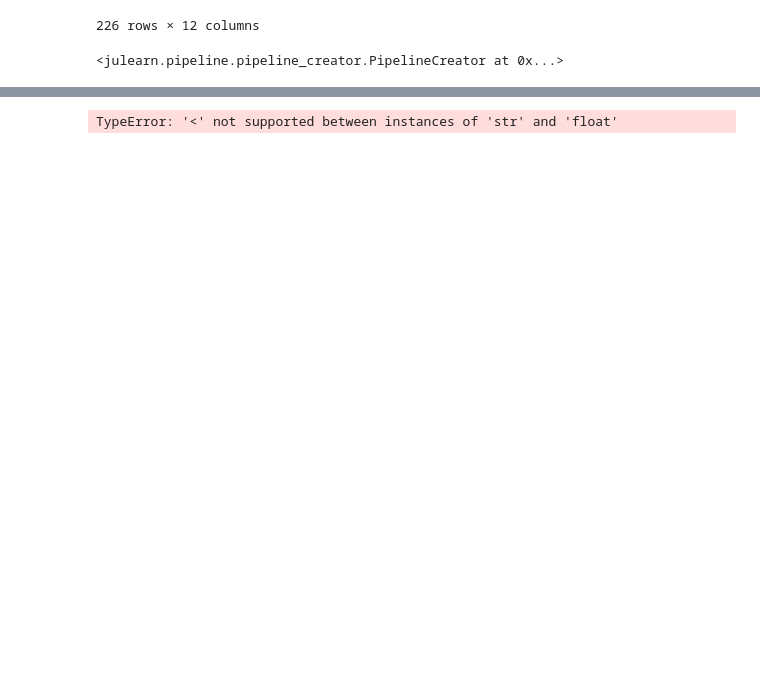
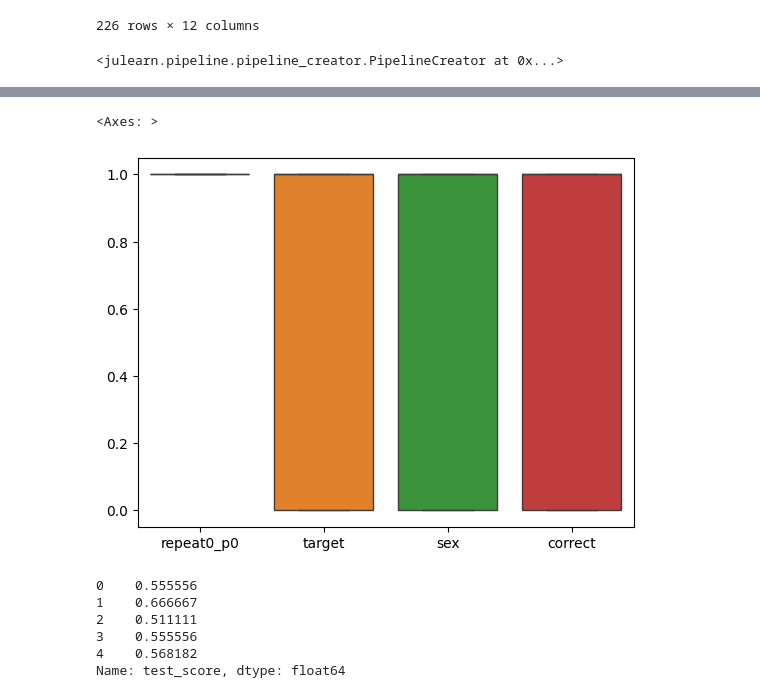
Before and after one commit to Cup-cake-lover/Julearn_predictions, a Jupyter notebook: AOMICID_1000_sexpreds.ipynb, the cells around one changed output, grey strips where cells are left out. Drawn from its saved outputs; the diff is of its cells as text; code cells hidden in the pictures; blank space fills up the shorter version.

```diff
--- a/AOMICID_1000_sexpreds.ipynb
+++ b/AOMICID_1000_sexpreds.ipynb
@@ -40,3 +55,8 @@ y= df_full['sex'].astype(str)
+# %%
+df_full['sex'] = df_full['sex'].map({'F': 1, 'M': 0})
+df_full['sex']
+
+df_full = df_full.dropna()
 # %%
 creator = PipelineCreator(problem_type="classification")
 creator.add("zscore")
@@ -53,7 +73,7 @@ search_params = {
 }
 scores, model, inspector = run_cross_validation(
     X=X,
-    y=str('sex'),
+    y='sex',
     data=df_full,
     search_params=search_params,
     model=creator,
@@ -66,3 +111,17 @@ TypeError: '<' not supported between instances of 'str' and 'float'
+# %%
+# %%
+predictions = inspector.folds.predict()
+to_merge = df_full[["sex"]].iloc[predictions.index]
+to_plot = pd.concat([predictions, to_merge], axis=1)
+
+
+# %%
+to_plot["correct"] = to_plot["repeat0_p0"] == to_plot["target"]
+# %%
+sns.boxplot(data=to_plot)
+# %% [output]
+<Axes: >
+[figure, added]
 # %%
 scores = run_cross_validation(
     X=X,
@@ -72,5 +131,12 @@ scores = run_cross_validation(
     problem_type="classification",
     preprocess="zscore",
 )
+
+print(scores["test_score"])
 # %% [output]
-TypeError: '<' not supported between instances of 'str' and 'float'
+0    0.555556
+1    0.666667
+2    0.511111
+3    0.555556
+4    0.568182
+Name: test_score, dtype: float64
```
Also changed, not shown: parts of 4 cells of this notebook.
